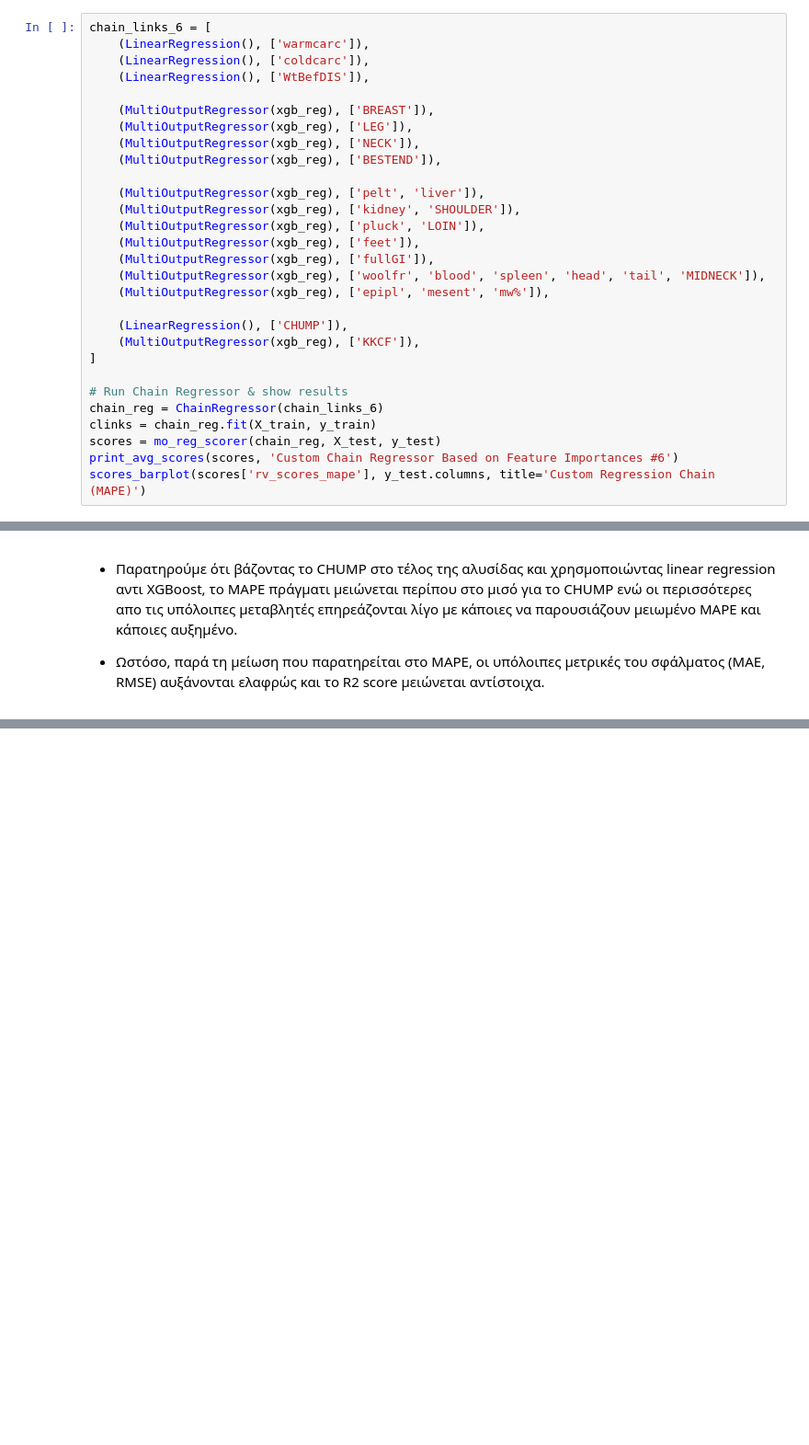
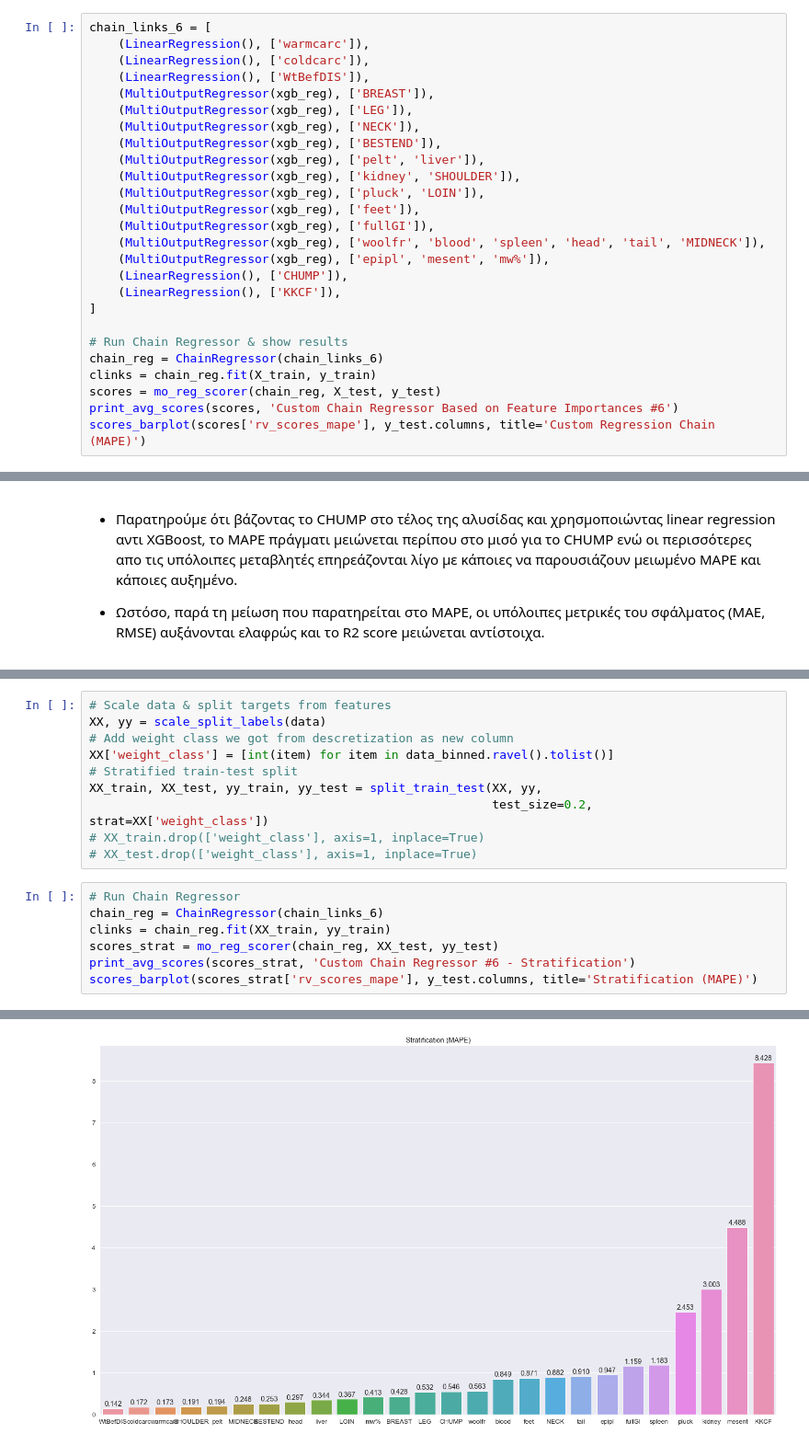
Before and after one commit to antonis-ant/thesis-code, a Jupyter notebook: notebooks/RegChain_notebook_2.ipynb, the cells around one changed output, grey strips where cells are left out. Shown: that part at 92% size. Saved outputs shown, nothing was run; the diff lists cells and outputs as text; blank space fills up the shorter version.

```diff
--- a/notebooks/RegChain_notebook_2.ipynb
+++ b/notebooks/RegChain_notebook_2.ipynb
@@ -311,12 +332,10 @@ chain_links_6 = [
     (LinearRegression(), ['warmcarc']),
     (LinearRegression(), ['coldcarc']),
     (LinearRegression(), ['WtBefDIS']),
-
     (MultiOutputRegressor(xgb_reg), ['BREAST']),
     (MultiOutputRegressor(xgb_reg), ['LEG']),
     (MultiOutputRegressor(xgb_reg), ['NECK']),
     (MultiOutputRegressor(xgb_reg), ['BESTEND']),
-
     (MultiOutputRegressor(xgb_reg), ['pelt', 'liver']),
     (MultiOutputRegressor(xgb_reg), ['kidney', 'SHOULDER']),
     (MultiOutputRegressor(xgb_reg), ['pluck', 'LOIN']),
@@ -324,9 +343,8 @@ chain_links_6 = [
     (MultiOutputRegressor(xgb_reg), ['fullGI']),
     (MultiOutputRegressor(xgb_reg), ['woolfr', 'blood', 'spleen', 'head', 'tail', 'MIDNECK']),
     (MultiOutputRegressor(xgb_reg), ['epipl', 'mesent', 'mw%']),
-
     (LinearRegression(), ['CHUMP']),
-    (MultiOutputRegressor(xgb_reg), ['KKCF']),
+    (LinearRegression(), ['KKCF']),
 ]
 
 # Run Chain Regressor & show results
@@ -351,0 +501,18 @@ MAPE: 1.0339380956770479
+# %%
+# Scale data & split targets from features
+XX, yy = scale_split_labels(data)
+# Add weight class we got from descretization as new column
+XX['weight_class'] = [int(item) for item in data_binned.ravel().tolist()]
+# Stratified train-test split
+XX_train, XX_test, yy_train, yy_test = split_train_test(XX, yy,
+                                                        test_size=0.2, strat=XX['weight_class'])
+# XX_train.drop(['weight_class'], axis=1, inplace=True)
+# XX_test.drop(['weight_class'], axis=1, inplace=True)
+# %%
+# Run Chain Regressor
+chain_reg = ChainRegressor(chain_links_6)
+clinks = chain_reg.fit(XX_train, yy_train)
+scores_strat = mo_reg_scorer(chain_reg, XX_test, yy_test)
+print_avg_scores(scores_strat, 'Custom Chain Regressor #6 - Stratification')
+scores_barplot(scores_strat['rv_scores_mape'], y_test.columns, title='Stratification (MAPE)')
+# %% [output]
@@ -351,0 +524 @@ MAPE: 1.0339380956770479
+[figure, added]
```
Also changed, not shown: parts of 21 cells of this notebook, 1 other file.
